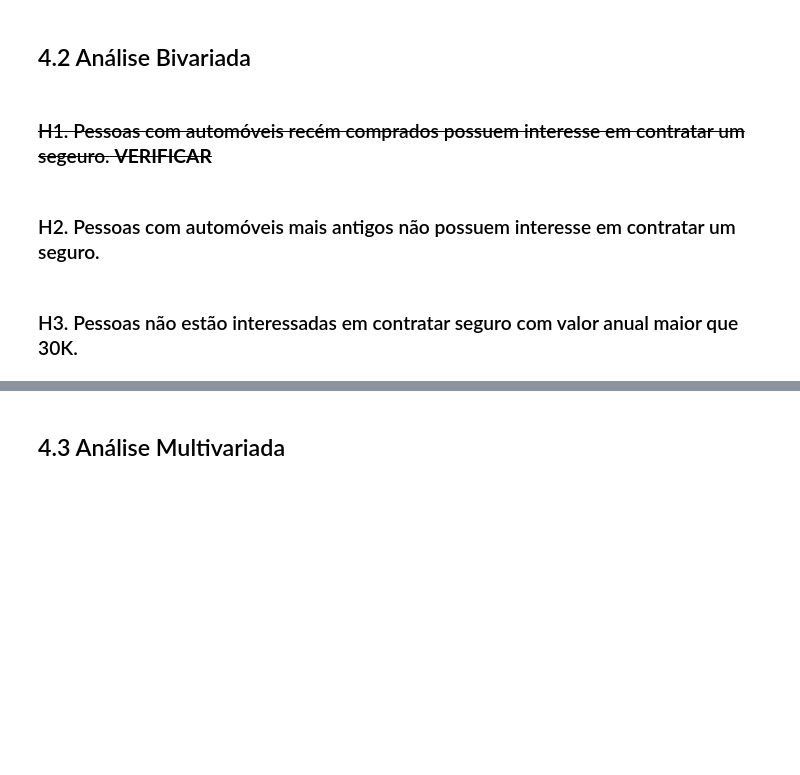
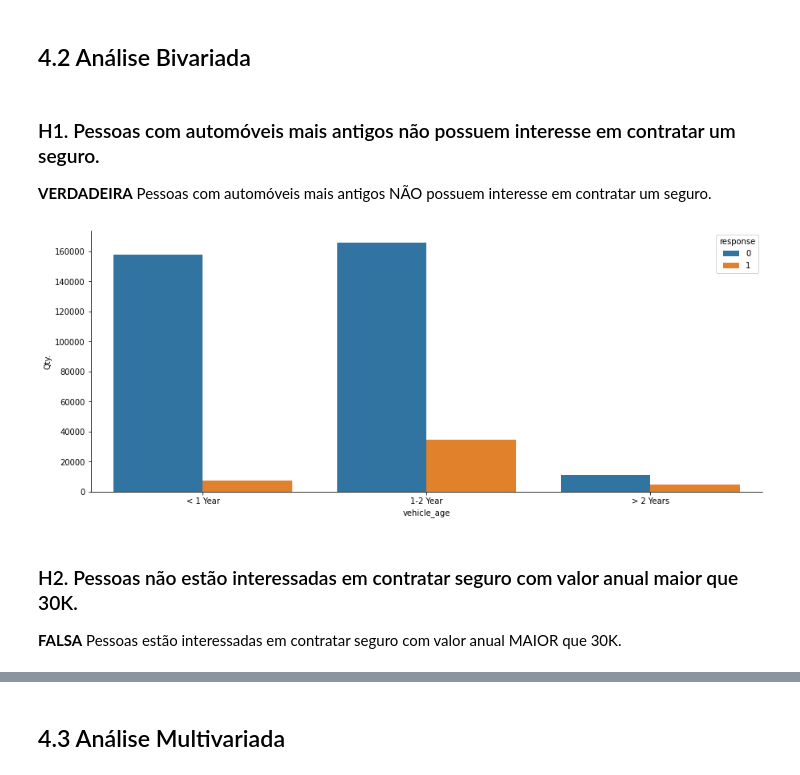
Before and after one commit to Jhonatanslopes/Health-Insurance-Cross-sell, a Jupyter notebook: notebook.ipynb, the cells around one changed output, grey strips where cells are left out. Saved outputs shown, nothing was run; the diff lists cells and outputs as text; code cells hidden in the pictures; blank space fills up the shorter version.

```diff
--- a/notebook.ipynb
+++ b/notebook.ipynb
@@ -365,8 +436,17 @@ sns.despine(right=True);
 # %% [markdown]
 ## 4.2 Análise Bivariada
-# %% [markdown]
-### <s>H1. Pessoas com automóveis recém comprados possuem interesse em contratar um segeuro.<s> **VERIFICAR**
 # %% [markdown]
-### H2. Pessoas com automóveis mais antigos não possuem interesse em contratar um seguro.
+### H1. Pessoas com automóveis mais antigos não possuem interesse em contratar um seguro.
+
+**VERDADEIRA** Pessoas com automóveis mais antigos NÃO possuem interesse em contratar um seguro.
+# %%
+plt.figure(figsize=(15, 6))
+sns.countplot(x='vehicle_age', data=df4, hue='response')
+plt.ylabel('Qty.')
+sns.despine(right=True)
+# %% [output]
+[figure, added]
 # %% [markdown]
-### H3. Pessoas não estão interessadas em contratar seguro com valor anual maior que 30K.
+### H2. Pessoas não estão interessadas em contratar seguro com valor anual maior que 30K.
+
+**FALSA** Pessoas estão interessadas em contratar seguro com valor anual MAIOR que 30K.
```
Also changed, not shown: parts of 30 cells of this notebook.
